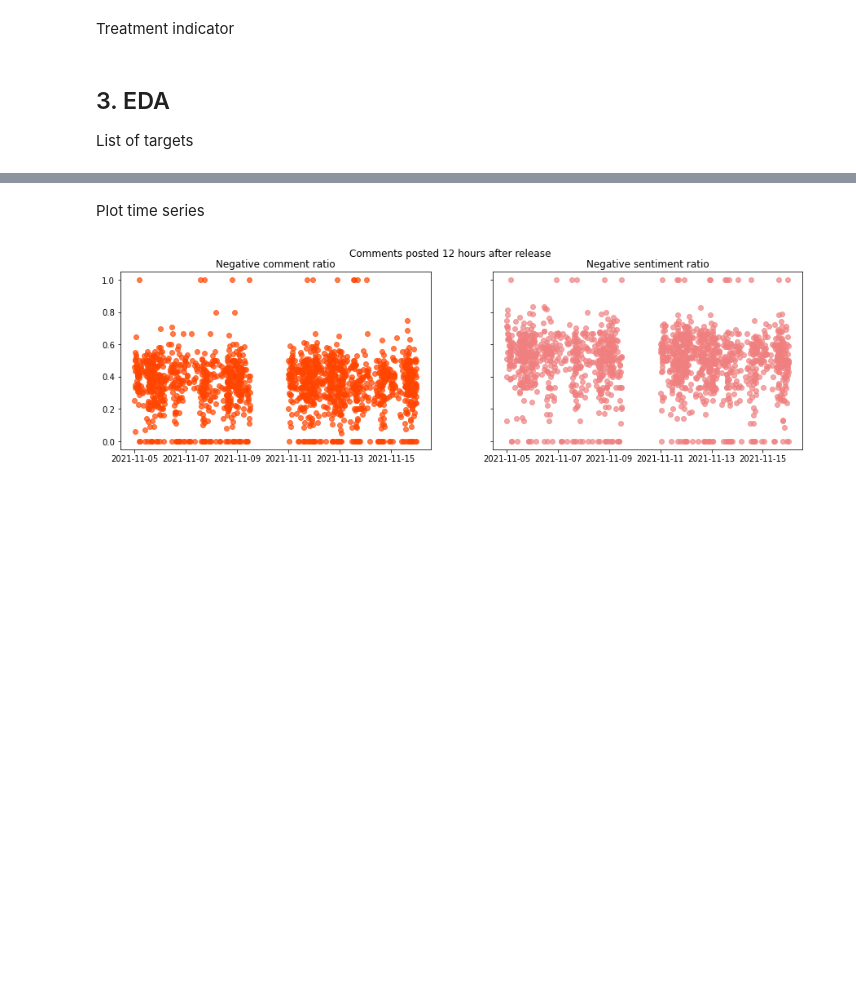
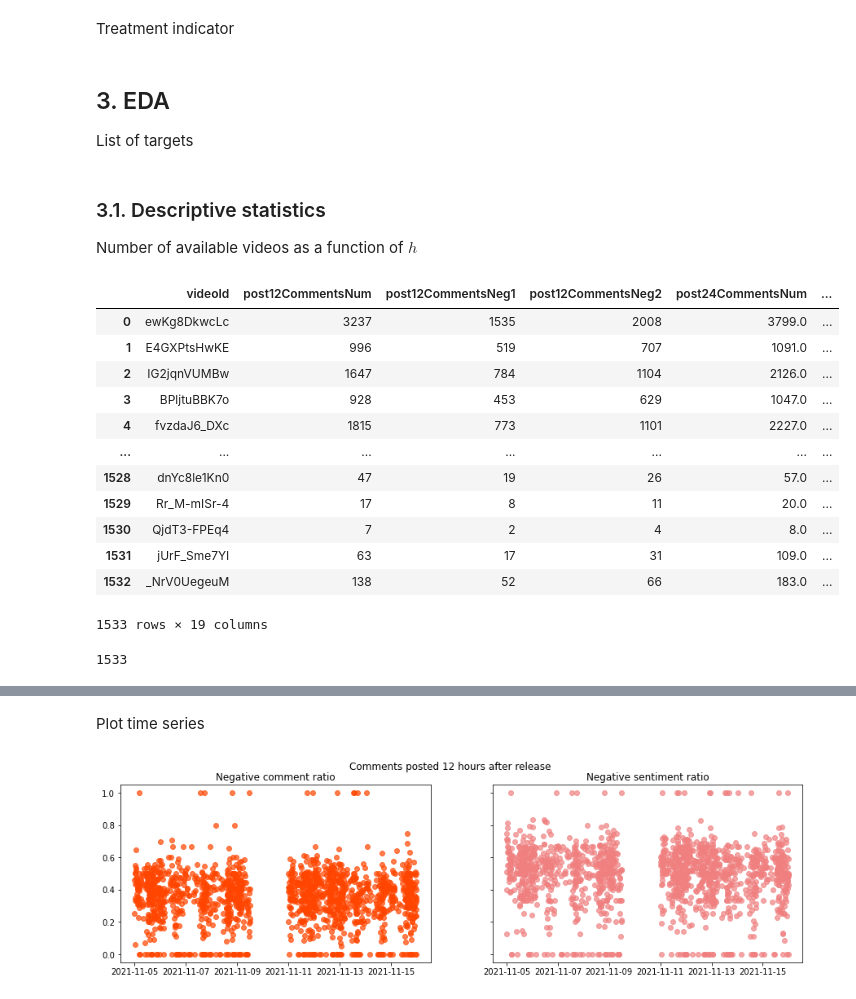
Before and after one commit to ArturoSbr/youtube-dislike-count, a Jupyter notebook: cod/02_analysis/01_EDA.ipynb, the cells around one changed output, grey strips where cells are left out. Drawn from its saved outputs; the diff is of its cells as text; code cells hidden in the pictures; blank space fills up the shorter version.

```diff
--- a/cod/02_analysis/01_EDA.ipynb
+++ b/cod/02_analysis/01_EDA.ipynb
@@ -112,3 +113,22 @@ df['treat'] = (df['publishedAt'] > '2021-11-10').astype(int)
 # %% [markdown]
 ## 3. EDA
 List of targets
+# %% [markdown]
+### 3.1. Descriptive statistics
+Number of available videos as a function of $h$
+# %%
+d2
+# %% [output]
+|  | videoId | post12CommentsNum | post12CommentsNeg1 | post12CommentsNeg2 | post24CommentsNum | ... |
+| 0 | ewKg8DkwcLc | 3237 | 1535 | 2008 | 3799.0 | ... |
+| 1 | E4GXPtsHwKE | 996 | 519 | 707 | 1091.0 | ... |
+| 2 | IG2jqnVUMBw | 1647 | 784 | 1104 | 2126.0 | ... |
+| 3 | BPljtuBBK7o | 928 | 453 | 629 | 1047.0 | ... |
+| 4 | fvzdaJ6_DXc | 1815 | 773 | 1101 | 2227.0 | ... |
+| ... | ... | ... | ... | ... | ... | ... |
+| 1528 | dnYc8le1Kn0 | 47 | 19 | 26 | 57.0 | ... |
+| 1529 | Rr_M-mISr-4 | 17 | 8 | 11 | 20.0 | ... |
+| 1530 | QjdT3-FPEq4 | 7 | 2 | 4 | 8.0 | ... |
+| 1531 | jUrF_Sme7YI | 63 | 17 | 31 | 109.0 | ... |
+| 1532 | _NrV0UegeuM | 138 | 52 | 66 | 183.0 | ... |
+1533 rows × 19 columns
@@ -114,0 +140,4 @@ List of targets
+# %%
+t['post12CommentsNum'].notna().sum()
+# %% [output]
+1533
```
Also changed, not shown: parts of 12 cells of this notebook.
